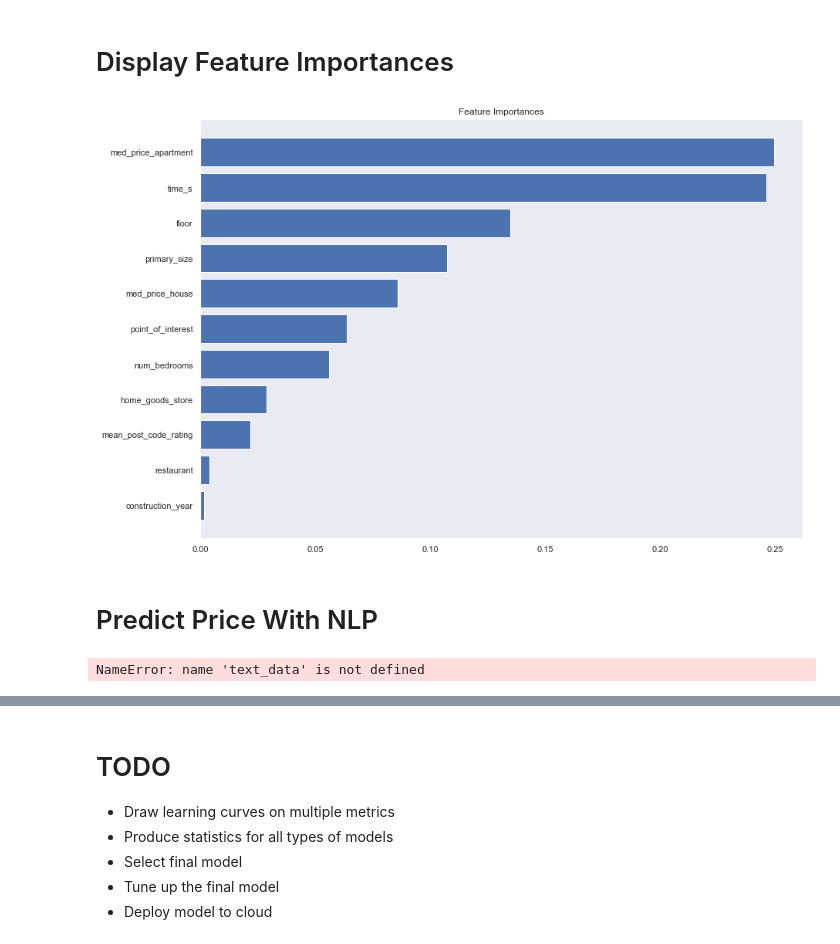
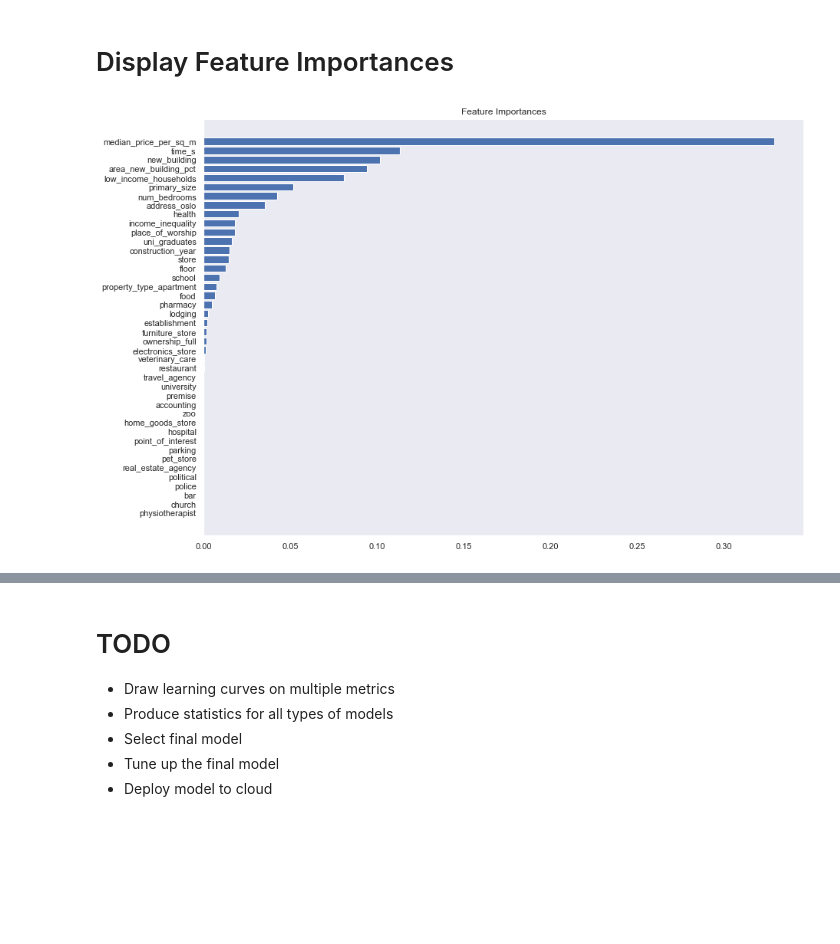
Before and after one commit to rossrco/analyses, a Jupyter notebook: home_oslo_home/modelling.ipynb, the cells around one changed output, grey strips where cells are left out. Saved outputs shown, nothing was run; the diff lists cells and outputs as text; code cells hidden in the pictures; blank space fills up the shorter version.

Commit message:
refactor modelling notebook code

```diff
--- a/home_oslo_home/modelling.ipynb
+++ b/home_oslo_home/modelling.ipynb
@@ -639,7 +312,12 @@ selected_features
+# %%
+selected_features = list(set(high_variance_features + top_rank_features))
+# %%
+X_train = X_train[selected_features].copy()
+X_test = X_test[selected_features].copy()
 # %% [markdown]
 # Fit Model
 # %%
-pipeline.fit(X_train[selected_features], y_train)
+model.fit(X_train, y_train)
 # %% [output]
 Pipeline(memory=None,
          steps=[('scale', MinMaxScaler(copy=True, feature_range=(0, 1))),
@@ -736,15 +411,12 @@ to_plot[(to_plot.pred_diff > 5e3) | (to_plot.pred_diff < 5e3)].sort_values('pred
 # %% [markdown]
 # Display Feature Importances
 # %%
-feature_importances = pd.Series(pipeline.named_steps['estimator'].feature_importances_, index=selected_features).sort_values(ascending=True)
+feature_importances = pd.Series(model.named_steps['estimator'].feature_importances_, index=selected_features).sort_values(ascending=True)
 # %%
-top_n = 30
-to_plot = feature_importances[-top_n:]
+to_plot = feature_importances
 plt.yticks(range(len(to_plot)), to_plot.index)
 plt.title('Feature Importances')
 plt.barh(range(len(to_plot)), to_plot)
 plt.show()
 # %% [output]
-[figure, old version]
+[figure, new version]
-# %% [markdown]
-# Predict Price With NLP
@@ -759,4 +422,0 @@ selected_text_char = 'full_description'
-# %%
-text_data = text_data[text_data.index.isin(model_data.index)].join(model_data[target])
-# %% [output]
-NameError: name 'text_data' is not defined
```
Also changed, not shown: parts of 230 cells of this notebook.
